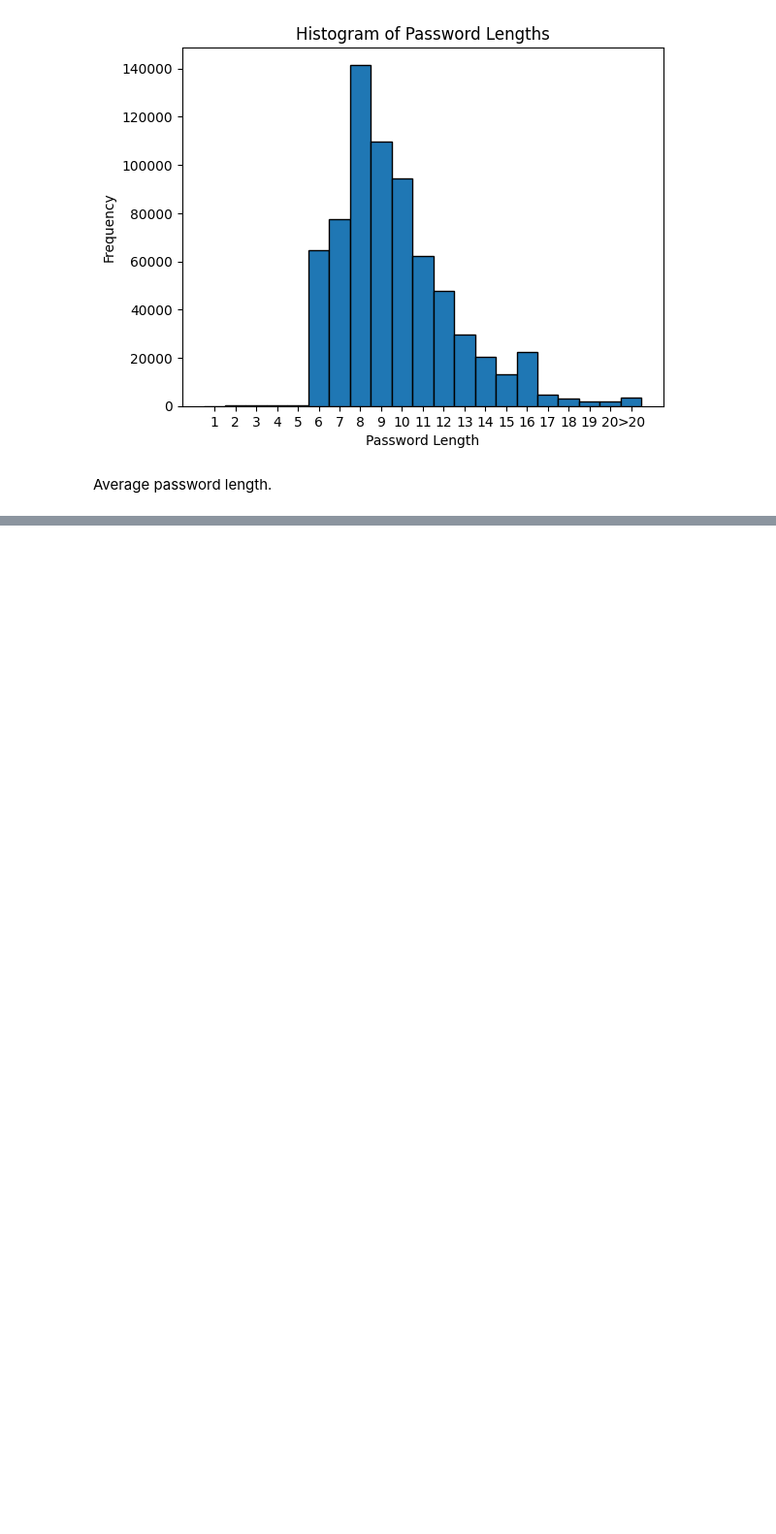
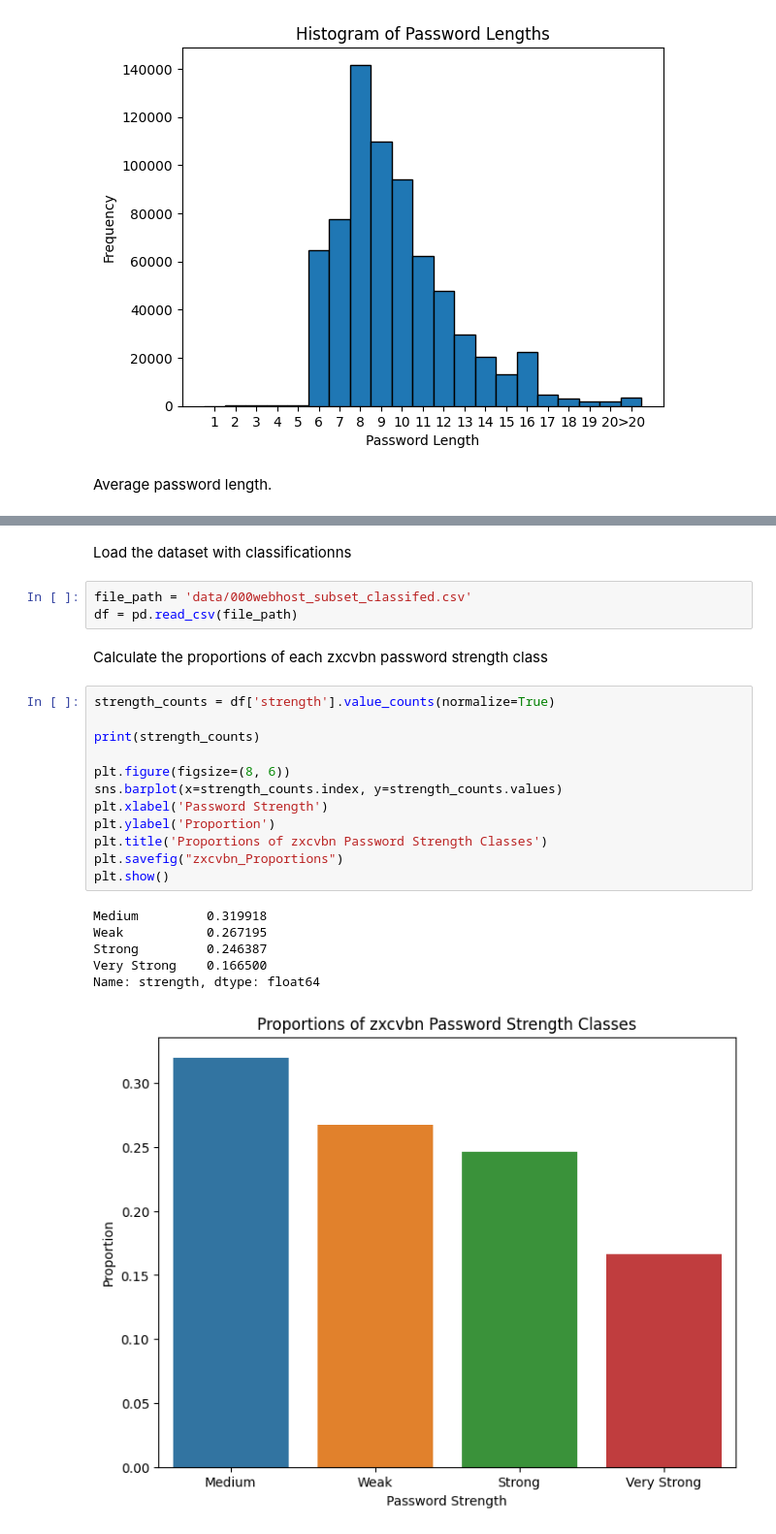
Before and after one commit to briannaschuh/s-ds492, a Jupyter notebook: other/password-analysis.ipynb, the cells around one changed output, grey strips where cells are left out. Shown at 97% size. Drawn from its saved outputs; the diff is of its cells as text; blank space fills up the shorter version.

```diff
--- a/other/password-analysis.ipynb
+++ b/other/password-analysis.ipynb
@@ -61 +62,27 @@ Average password length: 9.688955714285715
 Median password length: 9.0
+# %% [markdown]
+Load the dataset with classificationns
+# %%
+file_path = 'data/000webhost_subset_classifed.csv'
+df = pd.read_csv(file_path)
+# %% [markdown]
+Calculate the proportions of each zxcvbn password strength class
+# %%
+strength_counts = df['strength'].value_counts(normalize=True)
+
+print(strength_counts)
+
+plt.figure(figsize=(8, 6))
+sns.barplot(x=strength_counts.index, y=strength_counts.values)
+plt.xlabel('Password Strength')
+plt.ylabel('Proportion')
+plt.title('Proportions of zxcvbn Password Strength Classes')
+plt.savefig("zxcvbn_Proportions")
+plt.show()
+# %% [output]
+Medium         0.319918
+Weak           0.267195
+Strong         0.246387
+Very Strong    0.166500
+Name: strength, dtype: float64
+[figure, added]
```
Also changed, not shown: parts of 3 cells of this notebook.
